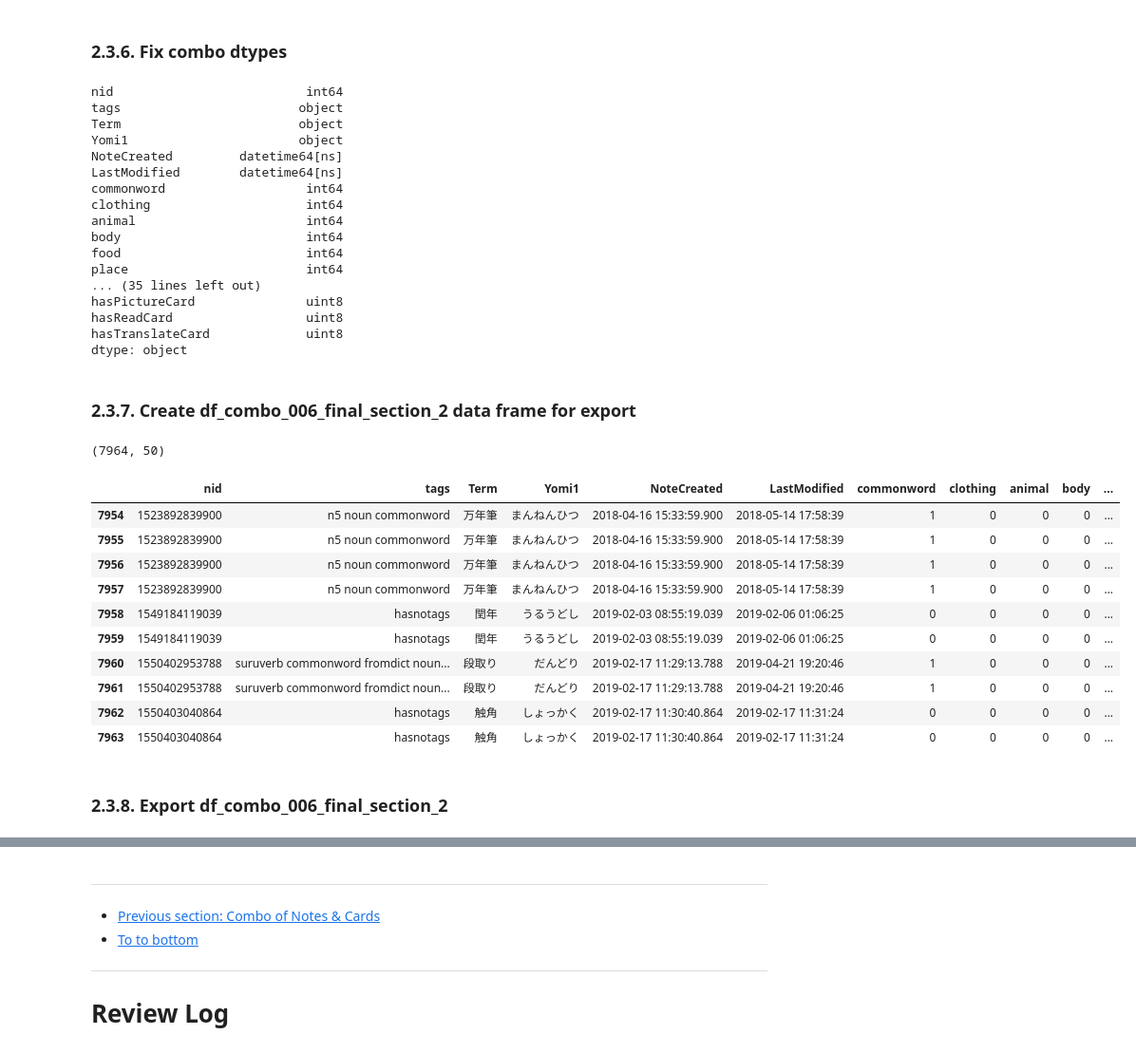
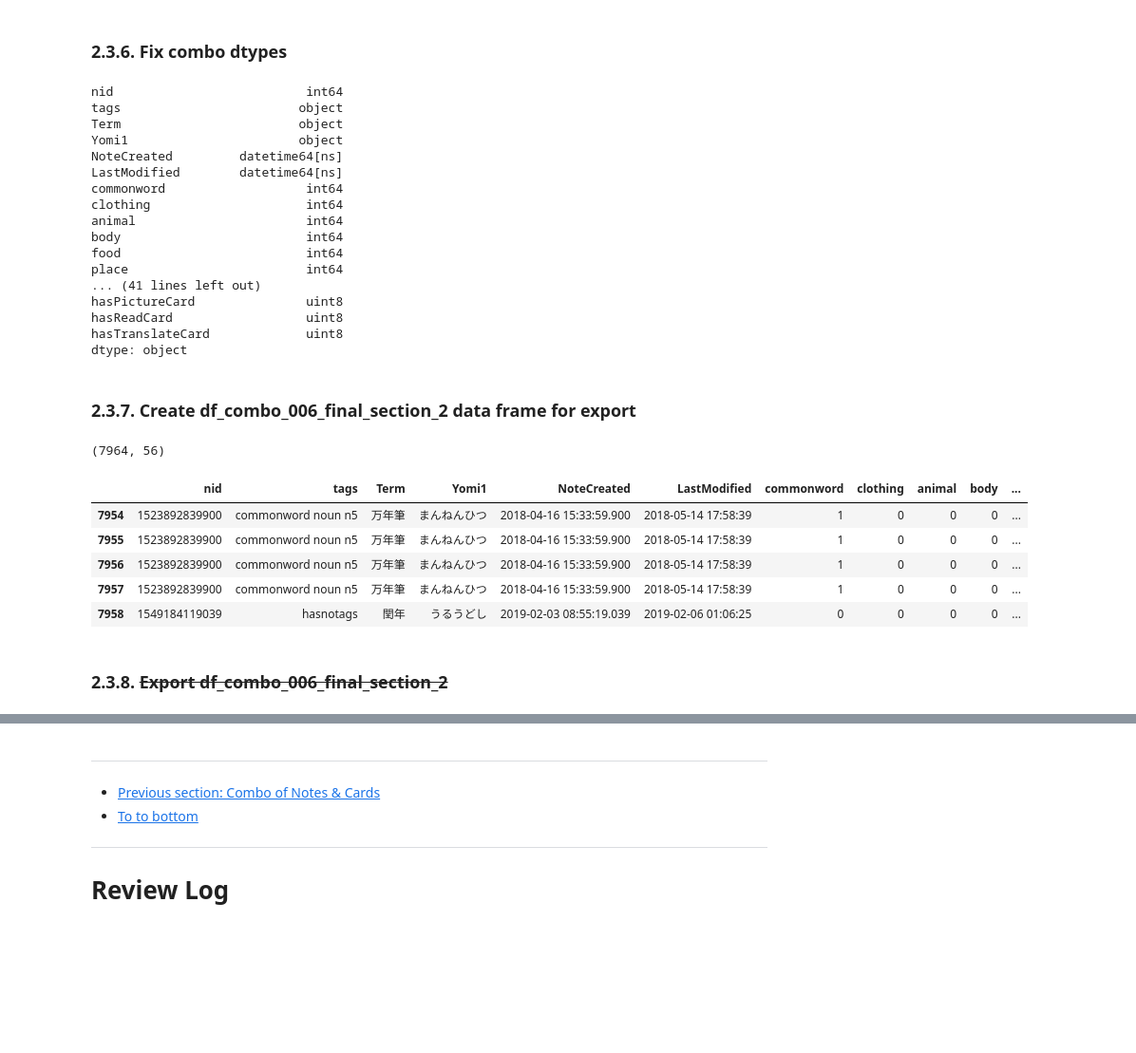
Before and after one commit to avidrucker/vocab-analysis, a Jupyter notebook: section_2_prepare_the_data.ipynb, the cells around one changed output, grey strips where cells are left out. Shown at 95% size. Cells and saved outputs as stored; diff of their text form; code cells hidden in the pictures; blank space fills up the shorter version.

```diff
--- a/section_2_prepare_the_data.ipynb
+++ b/section_2_prepare_the_data.ipynb
@@ -1034,7 +1039,7 @@ df_notes_012_mid_section_2.to_csv('datasets/df_notes_012_mid_section_2.csv')
 # %%
 # now that we have note id's for all the words, we can
 # join together these separate dataframes
-df_combo = pd.merge(df_notes_012_mid_section_2, df_cards_008_mid_section_2, on='nid')
+df_combo = pd.merge(df_notes_012_mid_section_2, df_cards_009_mid_section_2, on='nid')
 print(df_combo.shape)
 df_combo.head()
 # %% [output]
@@ -1057,8 +1061,12 @@ df_combo_001_grouped_notes = df_combo.copy()
 df_combo_001_grouped_notes = df_combo_001_grouped_notes.drop(
     ['cid','hasAltForm','TermLen','Syllables','jlpt_lvl_d','katakana','hiragana','noun','verb',
      'convo','commonword','clothing','animal','body','food','place','textbook','college','fromdict',
-     'fromexam','len1','n1','n2','n3','n4','n5','ivl_q','factor_q','hasVisual','hasAudio','hasMultiMeaning',
-     'hasMultiReading','hasSimilar','hasHomophone','hasRichExamples','hasnotags'],axis=1)
-df_combo_001_grouped_notes = df_combo_001_grouped_notes.groupby(['nid']).sum()
-df_combo_001_grouped_notes.head()
+     'fromexam','len1','n1','n2','n3','n4','n5','hasVisual','hasAudio','hasMultiMeaning',
+     'hasMultiReading','hasSimilar','hasHomophone','hasRichExamples','hasnotags','hasReading','efficiency','durability'],axis=1)
+
+# this data frame will provide total reps per term, total lapses per term, and vectors (card types) per term
+df_combo_002_note_totals = df_combo_001_grouped_notes.copy()
+df_combo_002_note_totals = df_combo_002_note_totals.groupby(['nid']).sum()
+df_combo_002_note_totals = df_combo_002_note_totals.drop(['ivl','factor'],axis=1)
+df_combo_002_note_totals.tail(20)[-5:]
 # %% [output]
@@ -1087,7 +1080,7 @@ df_combo_002_note_totals.tail(20)[-5:]
 # %%
 df_combo_002_note_totals = df_combo_002_note_totals.rename(
     columns={
-        'reps':'reps_total', 'lapses':'lapses_total', 'CardType_listen':'hasListenCard',
+        'reps':'total_reps', 'lapses':'total_lapses', 'CardType_listen':'hasListenCard',
         'CardType_recall':'hasTranslateCard', 'CardType_read':'hasReadCard',
         'CardType_look':'hasPictureCard'
     }
@@ -1124,12 +1135,23 @@ df_combo_003_note_means.tail(20)[-5:]
 # %% [markdown]
 ### 2.3.4. Combine note totals, note means & general notes
 # %%
-df_combo_004_notes_galore = pd.merge(df_combo_003_note_means, df_combo_002_note_totals,on='nid')
+df_temp = df_combo_002_note_totals.copy()
+df_temp = df_temp.drop(['ivl_q','factor_q'],axis=1)
+
+df_temp_2 = df_combo_003_note_means.copy()
+df_temp_2 = df_temp_2.drop(['ivl_q','factor_q'],axis=1)
+
+df_combo_004_notes_galore = pd.merge(df_temp_2, df_temp,on='nid')
+#print(df_combo_004_notes_galore.columns.values)
+
 df_combo_005_notes_galore = pd.merge(df_combo,df_combo_004_notes_galore,on='nid')
 # https://stackoverflow.com/questions/47022070/display-all-dataframe-columns-in-a-jupyter-python-notebook
 pd.options.display.max_columns = None
+
+#print(df_combo_005_notes_galore.columns.values)
+
 # drop card specific columns, these are no longer valid
-df_combo_005_notes_galore = df_combo_005_notes_galore.drop(['cid','ivl','factor','reps','lapses','CardCreated','DueDate','ivl_q','factor_q','CardType_listen','CardType_look','CardType_read','CardType_recall'],axis=1)
+df_combo_005_notes_galore = df_combo_005_notes_galore.drop(['cid','ivl','factor','reps','lapses','CardCreated','DueDate','CardType_listen','CardType_look','CardType_read','CardType_recall'],axis=1)
 df_combo_005_notes_galore.head(10)
 # %% [output]
 |  | nid | tags | Term | Yomi1 | NoteCreated | LastModified | commonword | clothing | animal | body | ... |
@@ -1199,13 +1220,13 @@ for col in convert_dates_list:
 binary_list = ['commonword','clothing','animal','body','food','place','textbook','college',
     'fromdict','fromexam','len1','n1','n2','n3','n4','n5','katakana','hiragana','noun','verb',
     'convo','hasnotags','hasVisual','hasAudio','hasMultiMeaning','hasMultiReading','hasSimilar',
-    'hasHomophone','hasAltForm','hasRichExamples','hasListenCard','hasPictureCard ','hasReadCard',
+    'hasHomophone','hasAltForm','hasRichExamples','hasListenCard','hasPictureCard','hasReadCard',
     'hasTranslateCard']
 continuous_list = ['TermLen','Syllables','mean_ivl','mean_factor','mean_reps','mean_lapses',
-                   'reps_total','lapses_total']
+                   'total_reps','total_lapses']
 discrete_non_binary_list = ['NoteCreated','LastModified','TermLenGroup','jlpt_lvl_d']
 
-df_combo_005_notes_galore.dtypes
+df_combo_005_notes_galore.dtypes # todo: convert 'cardtype' column dtype to 'category'
 # %% [output]
 nid                          int64
 tags                        object
@@ -1219,7 +1240,7 @@ animal                       int64
 body                         int64
 food                         int64
 place                        int64
-... (35 lines left out)
+... (41 lines left out)
 hasPictureCard               uint8
 hasReadCard                  uint8
 hasTranslateCard             uint8
@@ -1229,20 +1250,15 @@ dtype: object
 # %%
 df_combo_006_final_section_2 = df_combo_005_notes_galore.copy()
 print(df_combo_006_final_section_2.shape)
-df_combo_006_final_section_2.tail(10)
+df_combo_006_final_section_2.tail(10)[:5]
 # %% [output]
-(7964, 50)
+(7964, 56)
 |  | nid | tags | Term | Yomi1 | NoteCreated | LastModified | commonword | clothing | animal | body | ... |
-| 7954 | 1523892839900 | n5 noun commonword | 万年筆 | まんねんひつ | 2018-04-16 15:33:59.900 | 2018-05-14 17:58:39 | 1 | 0 | 0 | 0 | ... |
-| 7955 | 1523892839900 | n5 noun commonword | 万年筆 | まんねんひつ | 2018-04-16 15:33:59.900 | 2018-05-14 17:58:39 | 1 | 0 | 0 | 0 | ... |
-| 7956 | 1523892839900 | n5 noun commonword | 万年筆 | まんねんひつ | 2018-04-16 15:33:59.900 | 2018-05-14 17:58:39 | 1 | 0 | 0 | 0 | ... |
-| 7957 | 1523892839900 | n5 noun commonword | 万年筆 | まんねんひつ | 2018-04-16 15:33:59.900 | 2018-05-14 17:58:39 | 1 | 0 | 0 | 0 | ... |
+| 7954 | 1523892839900 | commonword noun n5 | 万年筆 | まんねんひつ | 2018-04-16 15:33:59.900 | 2018-05-14 17:58:39 | 1 | 0 | 0 | 0 | ... |
+| 7955 | 1523892839900 | commonword noun n5 | 万年筆 | まんねんひつ | 2018-04-16 15:33:59.900 | 2018-05-14 17:58:39 | 1 | 0 | 0 | 0 | ... |
+| 7956 | 1523892839900 | commonword noun n5 | 万年筆 | まんねんひつ | 2018-04-16 15:33:59.900 | 2018-05-14 17:58:39 | 1 | 0 | 0 | 0 | ... |
+| 7957 | 1523892839900 | commonword noun n5 | 万年筆 | まんねんひつ | 2018-04-16 15:33:59.900 | 2018-05-14 17:58:39 | 1 | 0 | 0 | 0 | ... |
 | 7958 | 1549184119039 | hasnotags | 閏年 | うるうどし | 2019-02-03 08:55:19.039 | 2019-02-06 01:06:25 | 0 | 0 | 0 | 0 | ... |
-| 7959 | 1549184119039 | hasnotags | 閏年 | うるうどし | 2019-02-03 08:55:19.039 | 2019-02-06 01:06:25 | 0 | 0 | 0 | 0 | ... |
-| 7960 | 1550402953788 | suruverb commonword fromdict noun... | 段取り | だんどり | 2019-02-17 11:29:13.788 | 2019-04-21 19:20:46 | 1 | 0 | 0 | 0 | ... |
-| 7961 | 1550402953788 | suruverb commonword fromdict noun... | 段取り | だんどり | 2019-02-17 11:29:13.788 | 2019-04-21 19:20:46 | 1 | 0 | 0 | 0 | ... |
-| 7962 | 1550403040864 | hasnotags | 触角 | しょっかく | 2019-02-17 11:30:40.864 | 2019-02-17 11:31:24 | 0 | 0 | 0 | 0 | ... |
-| 7963 | 1550403040864 | hasnotags | 触角 | しょっかく | 2019-02-17 11:30:40.864 | 2019-02-17 11:31:24 | 0 | 0 | 0 | 0 | ... |
 # %% [markdown]
-### 2.3.8. Export df_combo_006_final_section_2
+### 2.3.8. ~~Export df_combo_006_final_section_2~~
 # %%
```
Also changed, not shown: parts of 50 cells of this notebook, 4 other files.
